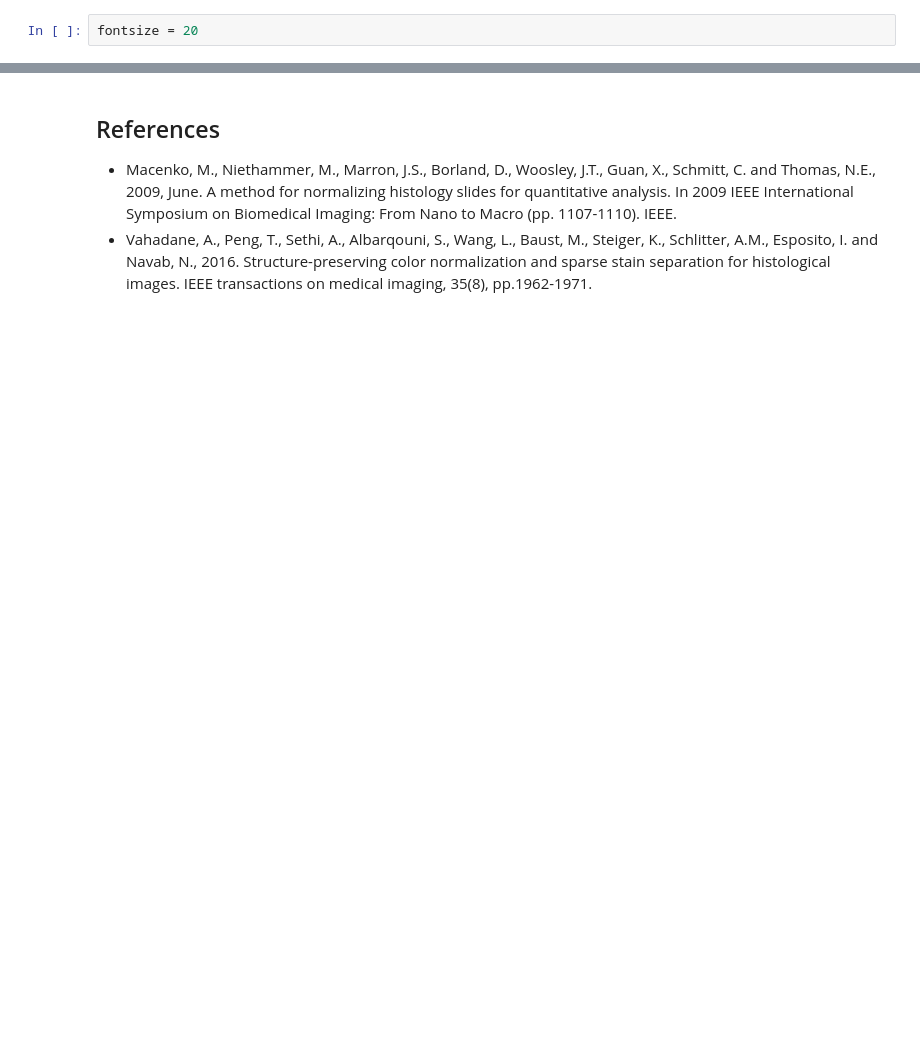
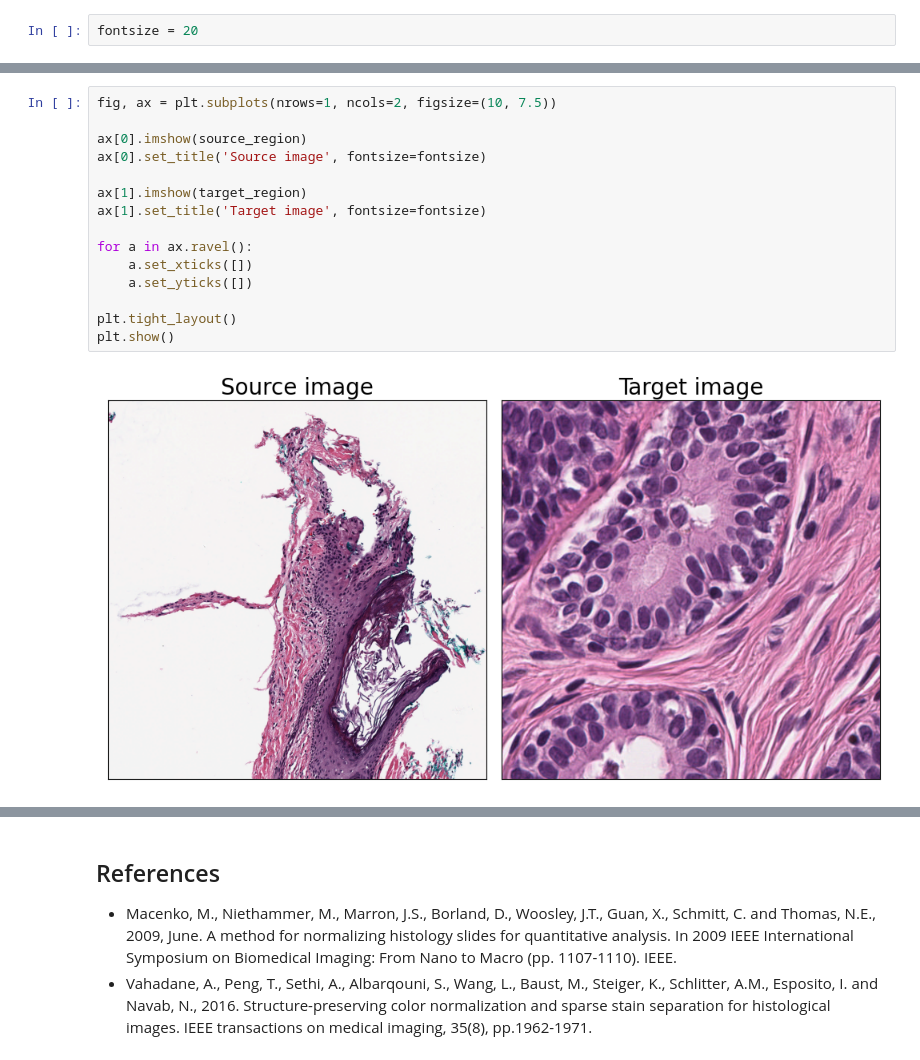
Before and after one commit to Dana-Farber-AIOS/pathml, a Jupyter notebook: examples/stain_normalization.ipynb, the cells around one changed output, grey strips where cells are left out. Cells and saved outputs as stored; diff of their text form; blank space fills up the shorter version.

```diff
--- a/examples/stain_normalization.ipynb
+++ b/examples/stain_normalization.ipynb
@@ -50,0 +51,17 @@ plt.show()
+# %%
+fig, ax = plt.subplots(nrows=1, ncols=2, figsize=(10, 7.5))
+
+ax[0].imshow(source_region)
+ax[0].set_title('Source image', fontsize=fontsize)
+
+ax[1].imshow(target_region)
+ax[1].set_title('Target image', fontsize=fontsize)
+
+for a in ax.ravel():
+    a.set_xticks([])
+    a.set_yticks([])
+
+plt.tight_layout()
+plt.show()
+# %% [output]
+[figure, added]
```
Also changed, not shown: parts of 12 cells of this notebook, 12 other files.
